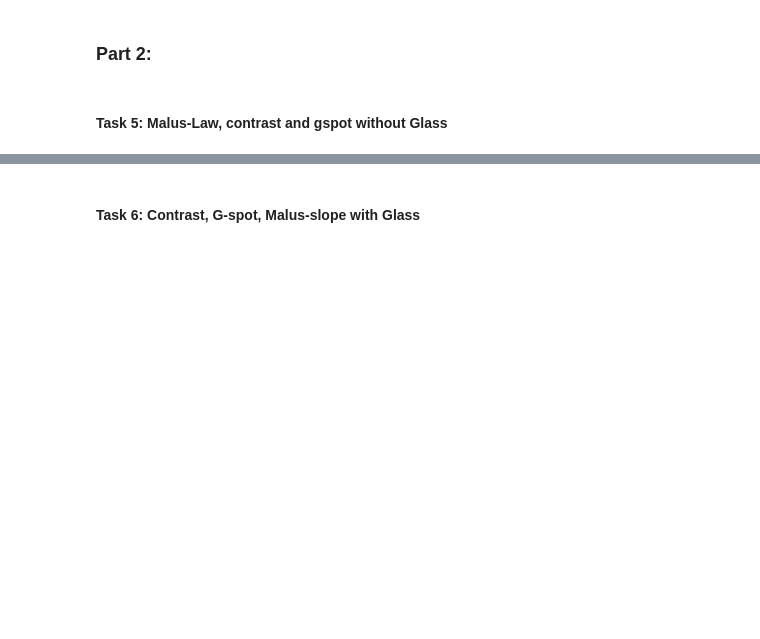
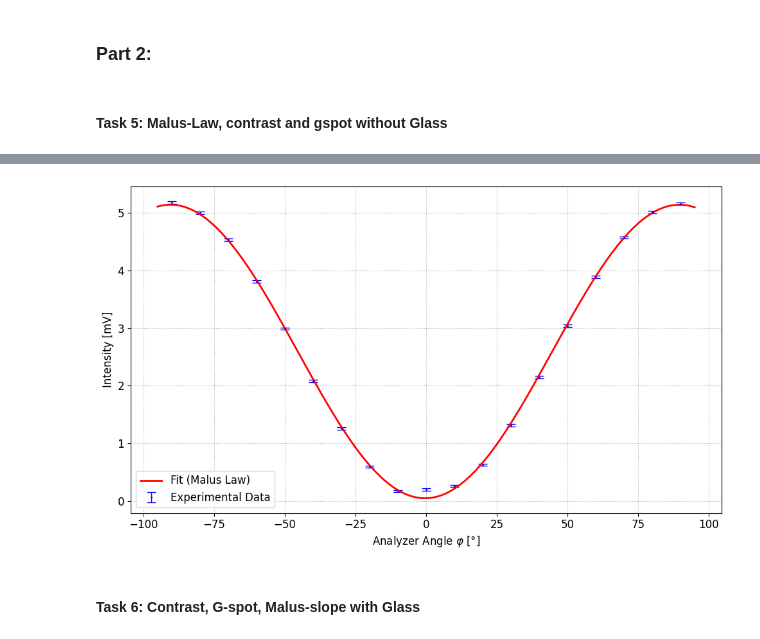
Before and after one commit to cembomembo/FP-Faraday, a Jupyter notebook: Evaluation/evaluation.ipynb, the cells around one changed output, grey strips where cells are left out. Drawn from its saved outputs; the diff is of its cells as text; code cells hidden in the pictures; blank space fills up the shorter version.

Commit message:
Part 2 finished

```diff
--- a/Evaluation/evaluation.ipynb
+++ b/Evaluation/evaluation.ipynb
@@ -156,3 +258,20 @@ Contrast: K= 0.94 +- 0.01
+# %%
+# Generate Model Curve
+x_model = np.linspace(-95, 95, 500)
+y_model = malus_law(np.deg2rad(x_model), *popt)
+
+# Plot
+fig, ax = plt.subplots()
+ax.errorbar(phi_deg, I_meas, yerr=I_err, marker='o', linestyle='none', markersize=1, elinewidth=1, color='b', capsize=5, label='Experimental Data')
+ax.plot(x_model, y_model, 'r-', label='Fit (Malus Law)')
+
+# Formatting
+ax.set(xlabel=r'Analyzer Angle $\varphi$ [°]', ylabel=r'Intensity [mV]')
+ax.legend()
+fig.tight_layout()
+fig.savefig('../resources/plots/part2/malus_law_without_glass.png')
+# %% [output]
+[figure, added]
 # %% [markdown]
 #### Task 6: Contrast, G-spot, Malus-slope with Glass
 # %%
```
Also changed, not shown: parts of 11 cells of this notebook, 10 other files.
